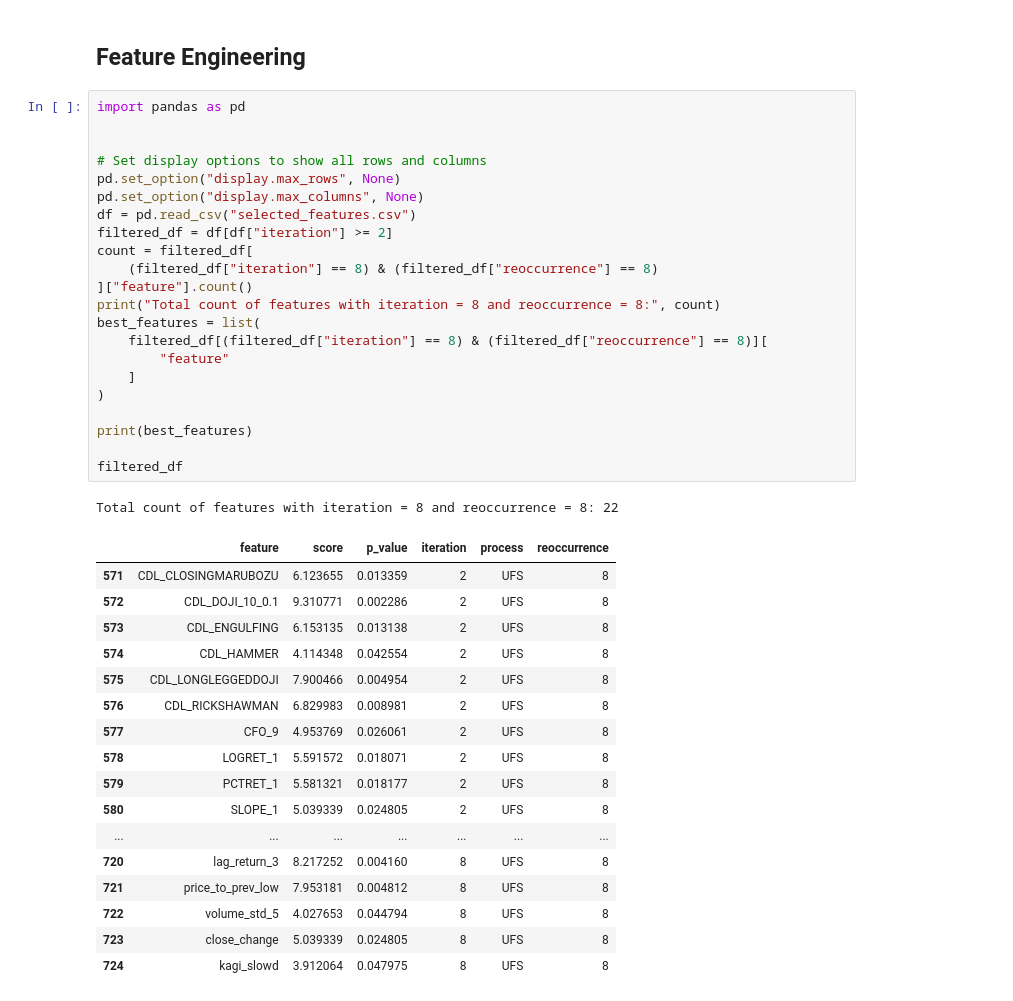
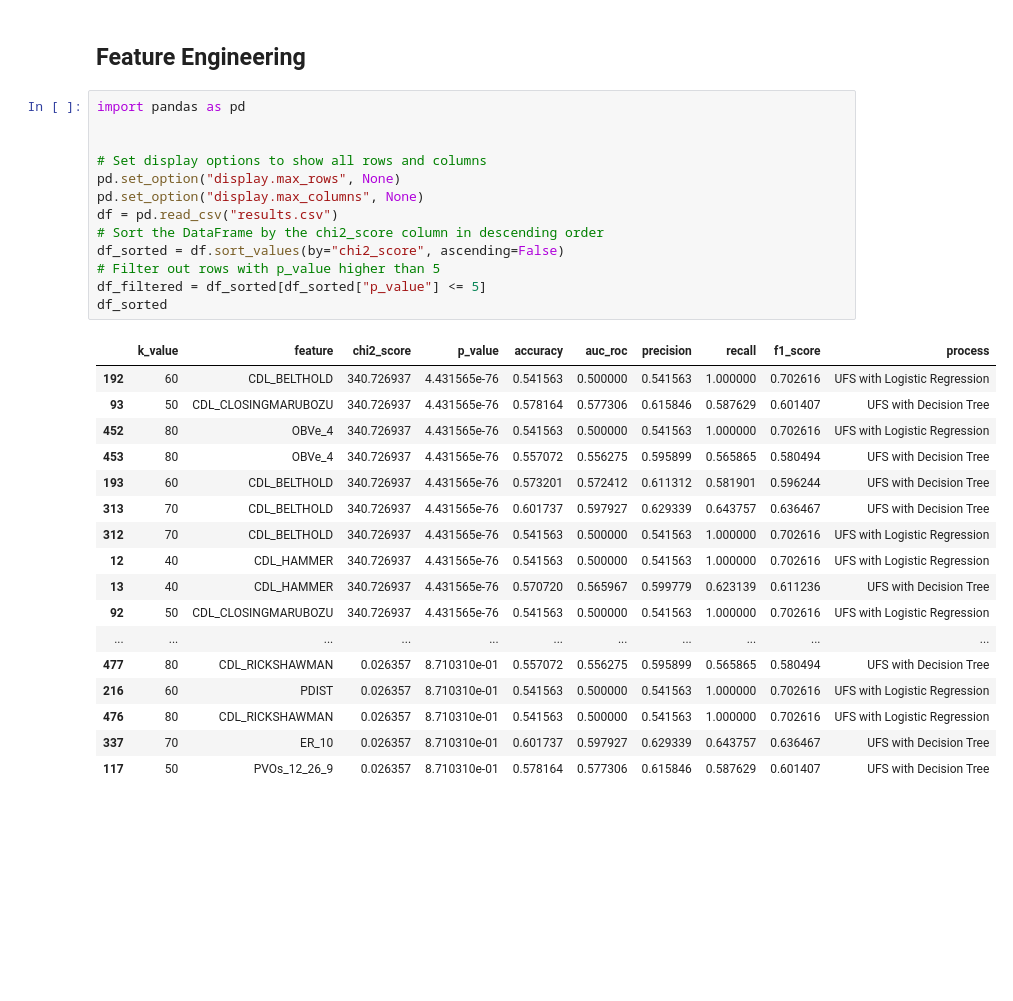
Before and after one commit to Jnorm911/websocket_trading, a Jupyter notebook: src/binary_classification/lstm/lstm_csv_notebook.ipynb, the cells around one changed output. Cells and saved outputs as stored; diff of their text form; blank space fills up the shorter version.

```diff
--- a/src/binary_classification/lstm/lstm_csv_notebook.ipynb
+++ b/src/binary_classification/lstm/lstm_csv_notebook.ipynb
@@ -3,41 +3,31 @@
 # %%
 import pandas as pd
 
 
 # Set display options to show all rows and columns
 pd.set_option("display.max_rows", None)
 pd.set_option("display.max_columns", None)
-df = pd.read_csv("selected_features.csv")
-filtered_df = df[df["iteration"] >= 2]
-count = filtered_df[
-    (filtered_df["iteration"] == 8) & (filtered_df["reoccurrence"] == 8)
-]["feature"].count()
-print("Total count of features with iteration = 8 and reoccurrence = 8:", count)
-best_features = list(
-    filtered_df[(filtered_df["iteration"] == 8) & (filtered_df["reoccurrence"] == 8)][
-        "feature"
-    ]
-)
-
-print(best_features)
-
-filtered_df
+df = pd.read_csv("results.csv")
+# Sort the DataFrame by the chi2_score column in descending order
+df_sorted = df.sort_values(by="chi2_score", ascending=False)
+# Filter out rows with p_value higher than 5
+df_filtered = df_sorted[df_sorted["p_value"] <= 5]
+df_sorted
 # %% [output]
-Total count of features with iteration = 8 and reoccurrence = 8: 22
-|  | feature | score | p_value | iteration | process | reoccurrence |
-| 571 | CDL_CLOSINGMARUBOZU | 6.123655 | 0.013359 | 2 | UFS | 8 |
-| 572 | CDL_DOJI_10_0.1 | 9.310771 | 0.002286 | 2 | UFS | 8 |
-| 573 | CDL_ENGULFING | 6.153135 | 0.013138 | 2 | UFS | 8 |
-| 574 | CDL_HAMMER | 4.114348 | 0.042554 | 2 | UFS | 8 |
-| 575 | CDL_LONGLEGGEDDOJI | 7.900466 | 0.004954 | 2 | UFS | 8 |
-| 576 | CDL_RICKSHAWMAN | 6.829983 | 0.008981 | 2 | UFS | 8 |
-| 577 | CFO_9 | 4.953769 | 0.026061 | 2 | UFS | 8 |
-| 578 | LOGRET_1 | 5.591572 | 0.018071 | 2 | UFS | 8 |
-| 579 | PCTRET_1 | 5.581321 | 0.018177 | 2 | UFS | 8 |
-| 580 | SLOPE_1 | 5.039339 | 0.024805 | 2 | UFS | 8 |
-| ... | ... | ... | ... | ... | ... | ... |
-| 720 | lag_return_3 | 8.217252 | 0.004160 | 8 | UFS | 8 |
-| 721 | price_to_prev_low | 7.953181 | 0.004812 | 8 | UFS | 8 |
-| 722 | volume_std_5 | 4.027653 | 0.044794 | 8 | UFS | 8 |
-| 723 | close_change | 5.039339 | 0.024805 | 8 | UFS | 8 |
-| 724 | kagi_slowd | 3.912064 | 0.047975 | 8 | UFS | 8 |
+|  | k_value | feature | chi2_score | p_value | accuracy | auc_roc | precision | recall | f1_score | process |
+| 192 | 60 | CDL_BELTHOLD | 340.726937 | 4.431565e-76 | 0.541563 | 0.500000 | 0.541563 | 1.000000 | 0.702616 | UFS with Logistic Regression |
+| 93 | 50 | CDL_CLOSINGMARUBOZU | 340.726937 | 4.431565e-76 | 0.578164 | 0.577306 | 0.615846 | 0.587629 | 0.601407 | UFS with Decision Tree |
+| 452 | 80 | OBVe_4 | 340.726937 | 4.431565e-76 | 0.541563 | 0.500000 | 0.541563 | 1.000000 | 0.702616 | UFS with Logistic Regression |
+| 453 | 80 | OBVe_4 | 340.726937 | 4.431565e-76 | 0.557072 | 0.556275 | 0.595899 | 0.565865 | 0.580494 | UFS with Decision Tree |
+| 193 | 60 | CDL_BELTHOLD | 340.726937 | 4.431565e-76 | 0.573201 | 0.572412 | 0.611312 | 0.581901 | 0.596244 | UFS with Decision Tree |
+| 313 | 70 | CDL_BELTHOLD | 340.726937 | 4.431565e-76 | 0.601737 | 0.597927 | 0.629339 | 0.643757 | 0.636467 | UFS with Decision Tree |
+| 312 | 70 | CDL_BELTHOLD | 340.726937 | 4.431565e-76 | 0.541563 | 0.500000 | 0.541563 | 1.000000 | 0.702616 | UFS with Logistic Regression |
+| 12 | 40 | CDL_HAMMER | 340.726937 | 4.431565e-76 | 0.541563 | 0.500000 | 0.541563 | 1.000000 | 0.702616 | UFS with Logistic Regression |
+| 13 | 40 | CDL_HAMMER | 340.726937 | 4.431565e-76 | 0.570720 | 0.565967 | 0.599779 | 0.623139 | 0.611236 | UFS with Decision Tree |
+| 92 | 50 | CDL_CLOSINGMARUBOZU | 340.726937 | 4.431565e-76 | 0.541563 | 0.500000 | 0.541563 | 1.000000 | 0.702616 | UFS with Logistic Regression |
+| ... | ... | ... | ... | ... | ... | ... | ... | ... | ... | ... |
+| 477 | 80 | CDL_RICKSHAWMAN | 0.026357 | 8.710310e-01 | 0.557072 | 0.556275 | 0.595899 | 0.565865 | 0.580494 | UFS with Decision Tree |
+| 216 | 60 | PDIST | 0.026357 | 8.710310e-01 | 0.541563 | 0.500000 | 0.541563 | 1.000000 | 0.702616 | UFS with Logistic Regression |
+| 476 | 80 | CDL_RICKSHAWMAN | 0.026357 | 8.710310e-01 | 0.541563 | 0.500000 | 0.541563 | 1.000000 | 0.702616 | UFS with Logistic Regression |
+| 337 | 70 | ER_10 | 0.026357 | 8.710310e-01 | 0.601737 | 0.597927 | 0.629339 | 0.643757 | 0.636467 | UFS with Decision Tree |
+| 117 | 50 | PVOs_12_26_9 | 0.026357 | 8.710310e-01 | 0.578164 | 0.577306 | 0.615846 | 0.587629 | 0.601407 | UFS with Decision Tree |
```
Also changed, not shown: parts of 4 cells of this notebook, 4 other files.
